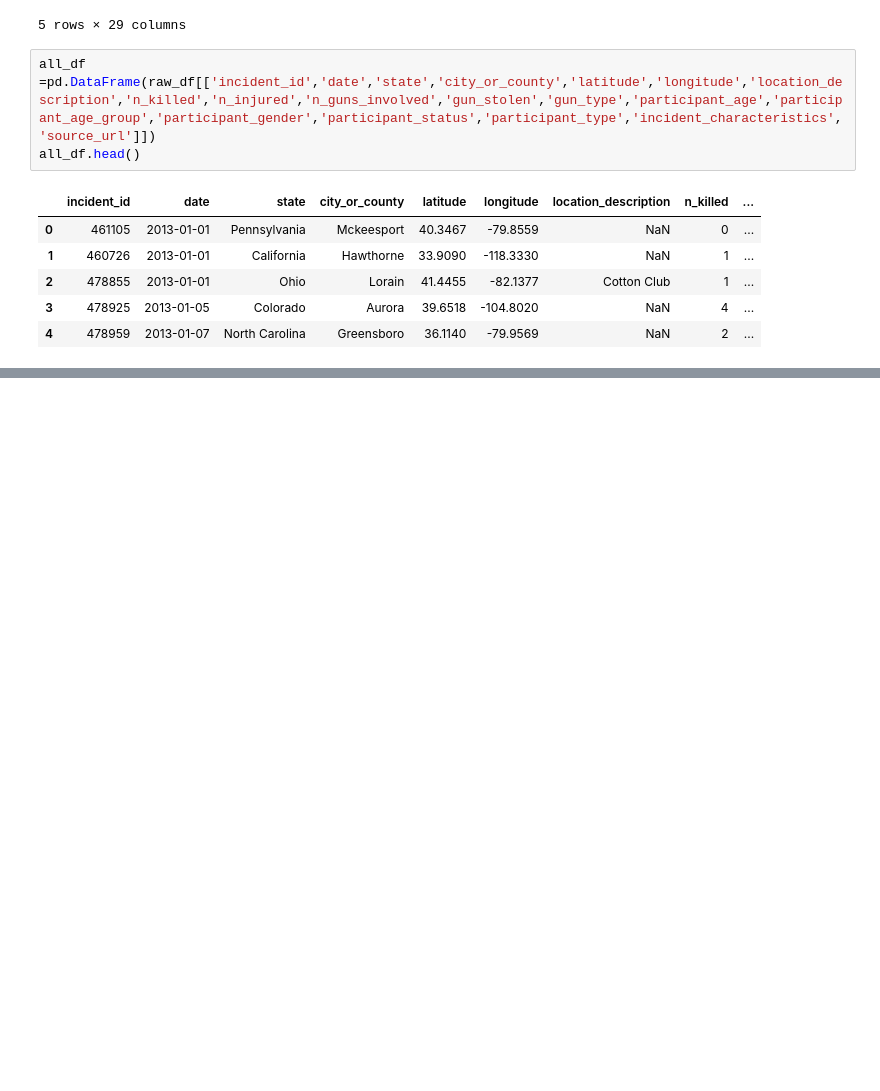
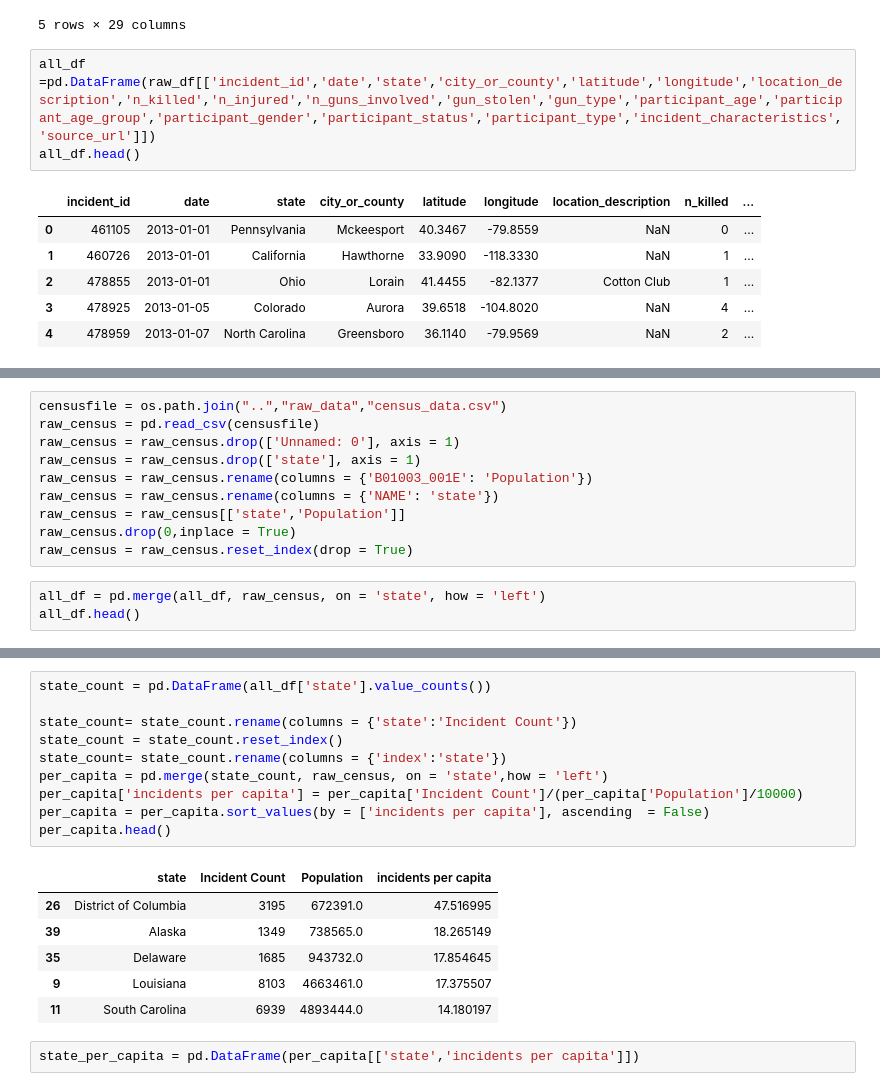
Before and after one commit to YoussefMroue/ProjectOneTeamJay, a Jupyter notebook: Data/notebooks/Cleanup1.ipynb, the cells around one changed output, grey strips where cells are left out. Saved outputs shown, nothing was run; the diff lists cells and outputs as text; blank space fills up the shorter version.

Commit message:
Added analysis notebooks and finaliezd data cleaning

```diff
--- a/Data/notebooks/Cleanup1.ipynb
+++ b/Data/notebooks/Cleanup1.ipynb
@@ -64,0 +34,13 @@ state_gb
+# %%
+censusfile = os.path.join("..","raw_data","census_data.csv")
+raw_census = pd.read_csv(censusfile)
+raw_census = raw_census.drop(['Unnamed: 0'], axis = 1)
+raw_census = raw_census.drop(['state'], axis = 1)
+raw_census = raw_census.rename(columns = {'B01003_001E': 'Population'})
+raw_census = raw_census.rename(columns = {'NAME': 'state'})
+raw_census = raw_census[['state','Population']]
+raw_census.drop(0,inplace = True)
+raw_census = raw_census.reset_index(drop = True)
+# %%
+all_df = pd.merge(all_df, raw_census, on = 'state', how = 'left')
+all_df.head()
@@ -64,0 +54,19 @@ state_gb
+# %%
+state_count = pd.DataFrame(all_df['state'].value_counts())
+
+state_count= state_count.rename(columns = {'state':'Incident Count'})
+state_count = state_count.reset_index()
+state_count= state_count.rename(columns = {'index':'state'})
+per_capita = pd.merge(state_count, raw_census, on = 'state',how = 'left')
+per_capita['incidents per capita'] = per_capita['Incident Count']/(per_capita['Population']/10000)
+per_capita = per_capita.sort_values(by = ['incidents per capita'], ascending  = False)
+per_capita.head()
+# %% [output]
+|  | state | Incident Count | Population | incidents per capita |
+| 26 | District of Columbia | 3195 | 672391.0 | 47.516995 |
+| 39 | Alaska | 1349 | 738565.0 | 18.265149 |
+| 35 | Delaware | 1685 | 943732.0 | 17.854645 |
+| 9 | Louisiana | 8103 | 4663461.0 | 17.375507 |
+| 11 | South Carolina | 6939 | 4893444.0 | 14.180197 |
+# %%
+state_per_capita = pd.DataFrame(per_capita[['state','incidents per capita']])
```
Also changed, not shown: parts of 5 cells of this notebook, 4 other files.
